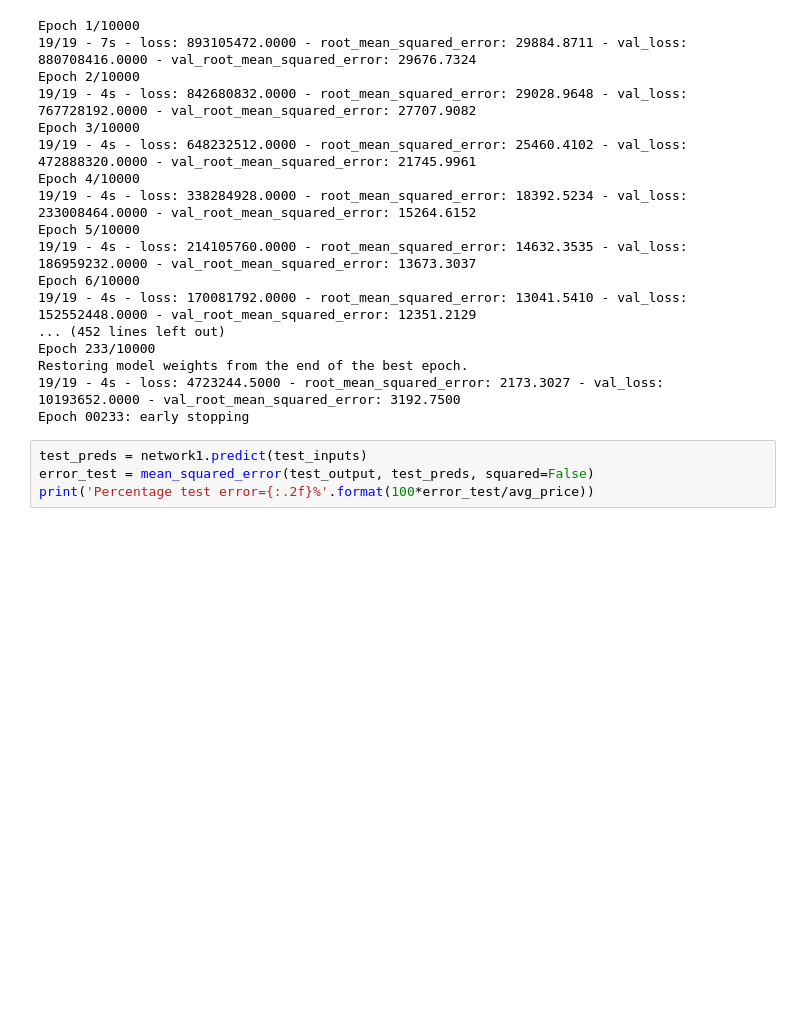
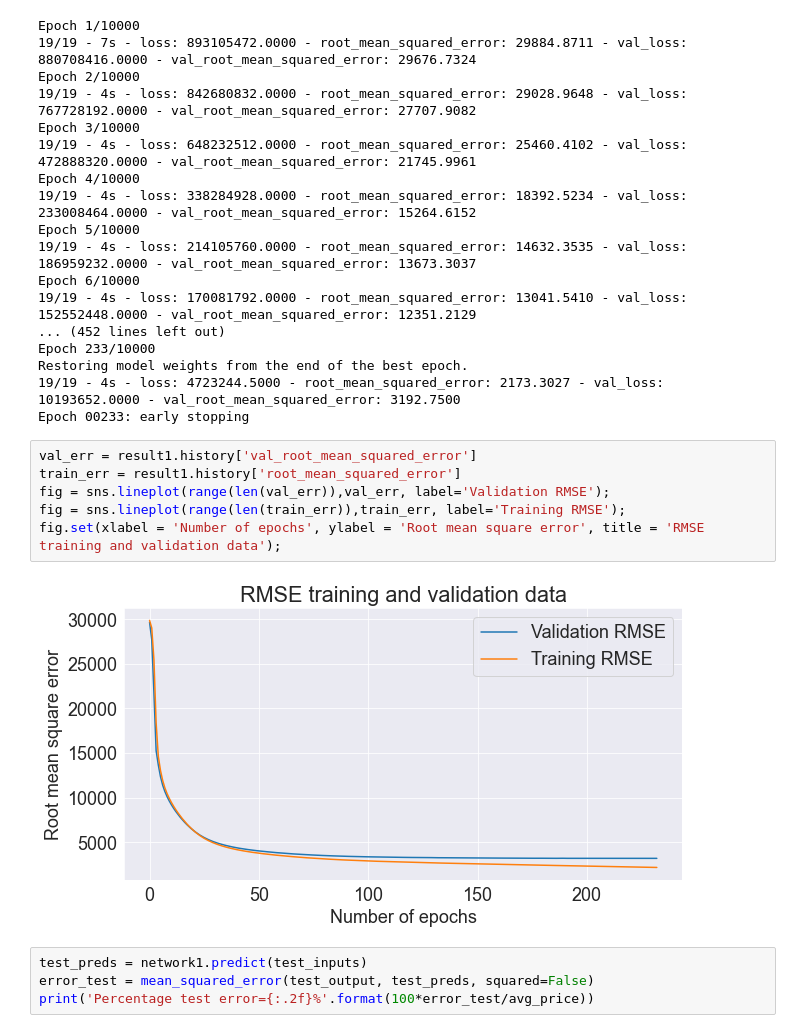
Before and after one commit to zaitrik/used_cars_prices, a Jupyter notebook: used_cars_prices.ipynb, the cells around one changed output. Cells and saved outputs as stored; diff of their text form; blank space fills up the shorter version.

```diff
--- a/used_cars_prices.ipynb
+++ b/used_cars_prices.ipynb
@@ -553,6 +553,14 @@ Epoch 233/10000
 Restoring model weights from the end of the best epoch.
 19/19 - 4s - loss: 4723244.5000 - root_mean_squared_error: 2173.3027 - val_loss: 10193652.0000 - val_root_mean_squared_error: 3192.7500
 Epoch 00233: early stopping
+# %%
+val_err = result1.history['val_root_mean_squared_error']
+train_err = result1.history['root_mean_squared_error']
+fig = sns.lineplot(range(len(val_err)),val_err, label='Validation RMSE');
+fig = sns.lineplot(range(len(train_err)),train_err, label='Training RMSE');
+fig.set(xlabel = 'Number of epochs', ylabel = 'Root mean square error', title = 'RMSE training and validation data');
+# %% [output]
+[figure, added]
 # %%
 test_preds = network1.predict(test_inputs)
 error_test = mean_squared_error(test_output, test_preds, squared=False)
```
